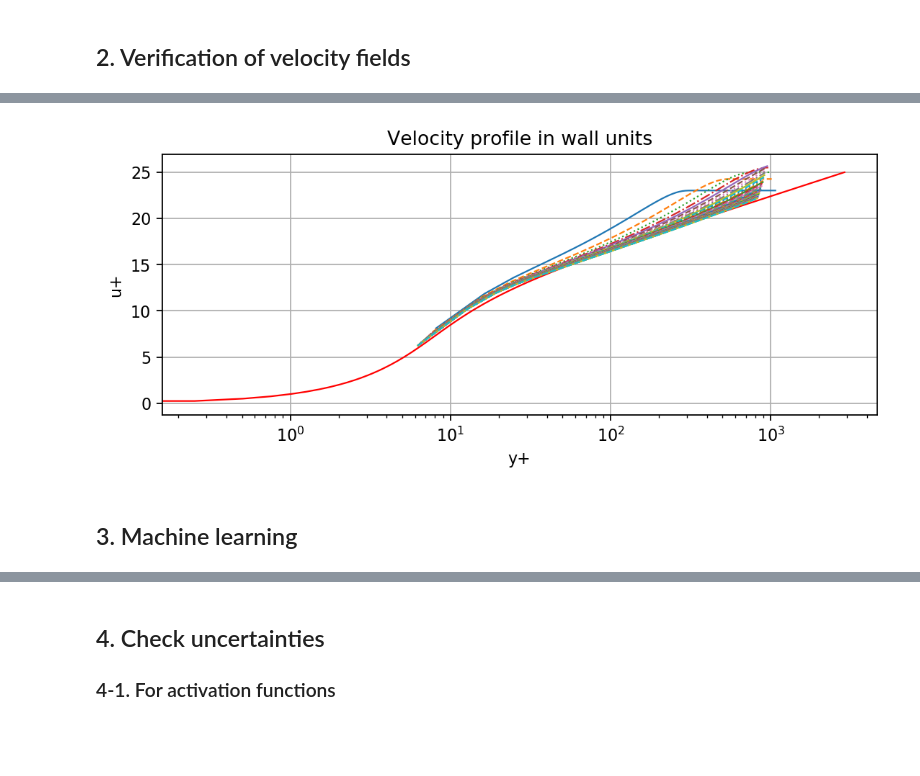
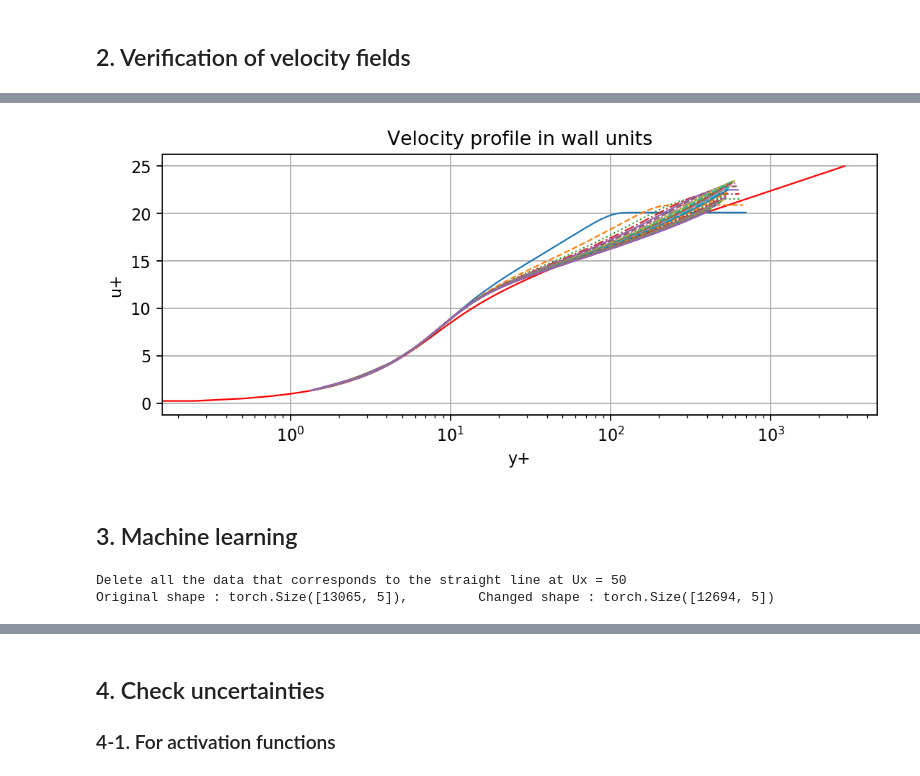
Before and after one commit to JihooKang-KOR/Data_driven_wall_modeling, a Jupyter notebook: notebooks/Mapping_1DChannel.ipynb, the cells around one changed output, grey strips where cells are left out. Drawn from its saved outputs; the diff is of its cells as text; code cells hidden in the pictures; blank space fills up the shorter version.

```diff
--- a/notebooks/Mapping_1DChannel.ipynb
+++ b/notebooks/Mapping_1DChannel.ipynb
@@ -24,7 +24,7 @@ output = "output"
 # %% [markdown]
 ## 1. Data loading
 # %%
-field1d_path = run + 'channelFlow1D_Re10Mil_time0.05/extractData.csv'
+field1d_path = run + 'channelFlow1D_Re10Mil_cell1600/extractData.csv'
 field1d_data = pd.read_csv(field1d_path, delim_whitespace=False)
 
 # To transform y-coordinates (y_face) to elements of the csv file
@@ -67,17 +68,3 @@ Ux_face = pt.tensor([field1d_data.iloc[:, 4*i + 4] for i in range(num_step)]).T
 num_feature = 2
 # %% [markdown]
 ## 2. Verification of velocity fields
-# %%
-# Plot velocity profiles of 10 time steps
-style = ["-", "--", ":", "-."]
-lw = 1.0
-stylecycler = cycle(style)
-
-fig, ax = plt.subplots(1, 1, figsize=(8, 3))
-plt.grid()
-ax.set_xlabel(r"Velocity $U_x$")
-ax.set_ylabel(r"y")
-plt.title(r"Velocity profile")
-for i in range(int(num_step/5)):
-    ax.plot(np.array(Ux_face)[:, i*5], np.array(y_face)[:], label = "{} sec".format(round(end_time/num_step*(i+1), int(np.log10(num_step/end_time)))), ls = next(stylecycler), c = "C{:d}".format(i), lw = lw)
-    ax.legend(fontsize = 8)
@@ -85,0 +71,14 @@ for i in range(int(num_step/5)):
+# %%
+# Plot velocity profiles of total 65 time steps
+# The end right graph corresponds to the first time step, and the end left graph is the last time step.
+style = ["-", "--", ":", "-."]
+lw = 1.0
+stylecycler = cycle(style)
+
+fig, ax = plt.subplots(1, 1, figsize=(8, 3))
+plt.grid()
+ax.set_xlabel(r"Velocity $U_x$")
+ax.set_ylabel(r"y")
+plt.title(r"Velocity profile")
+for i in range(num_step):
+    ax.plot(np.array(Ux_face)[:, i], np.array(y_face)[:], ls = next(stylecycler), c = "C{:d}".format(i), lw = lw)
@@ -87,7 +88,8 @@ for i in range(int(num_step/5)):
 # Constants
 KAPPA = 0.41
 E = 9.8
-nu = 1.388e-5
+nu = 1.0e-5
+D = 2.0 # Diameter of the channel / Length of the plate
 
 # Function of Spalding's law for plotting
 def spaldings_law(u_plus, E=E, kappa=KAPPA):
@@ -116,21 +118,22 @@ u_tau = [np.sqrt(nu*0.5*(dUdy_wall[0, i] + dUdy_face[0, i])) for i in range(num_
 yp = [y_face*u_tau[i]/nu for i in range(num_step)]
 up = [Ux_face[:, i]/u_tau[i] for i in range(num_step)]
 # %%
-# Comparison of the velocity profiles of 50 time steps (from 0.001 sec to 0.05 sec) and Spalding's law in wall units
+# Comparison of the velocity profiles of 65 time steps and Spalding's law in wall units
+# (1) from 0.0005 sec to 0.01 sec, (2) from 0.012 sec to 0.1 sec
 style2 = ["-", "--", ":", "-."]
 lw2 = 1.0
 stylecycler2 = cycle(style2)
 
 fig2, ax2 = plt.subplots(1, 1, figsize=(8, 3))
 plt.grid()
 ax2.set_xscale("log")
 ax2.set_xlabel(r"y+")
 ax2.set_ylabel(r"u+")
 plt.title(r"Velocity profile in wall units")
 ax2.plot(y_plus, u_plus, label = "Spalding", ls = style2[0], c = 'r', lw = lw2)
 for i in range(num_step):
-    ax2.plot(np.array(yp[:][i]), np.array(up[:][i]), label = "{} sec".format(round(end_time/num_step*(i+1), int(np.log10(num_step/end_time)))), ls = next(stylecycler2), c = "C{:d}".format(i), lw = lw2)
+    ax2.plot(np.array(yp[:][i]), np.array(up[:][i]), ls = next(stylecycler2), c = "C{:d}".format(i), lw = lw2)
 # %% [output]
-[figure, old version]
+[figure, new version]
 # %% [markdown]
 ## 3. Machine learning
@@ -136,0 +185,10 @@ for i in range(num_step):
+# %%
+# Exclude the examples in which the face slope is 0
+# (All the labels are the same regardless of the values of features)
+true_data_raw = reshape_data(dUdy_wall, dUdy_face, Ux_face, y_face, avgU)
+true_data = true_data_raw[true_data_raw[:, 1] >= 1e-15]
+print("Delete all the data that corresponds to the straight line at Ux = 50")
+print("Original shape : {}, \t Changed shape : {}".format(true_data_raw.shape, true_data.shape))
+# %% [output]
+Delete all the data that corresponds to the straight line at Ux = 50
+Original shape : torch.Size([13065, 5]),         Changed shape : torch.Size([12694, 5])
```
Also changed, not shown: parts of 47 cells of this notebook.
